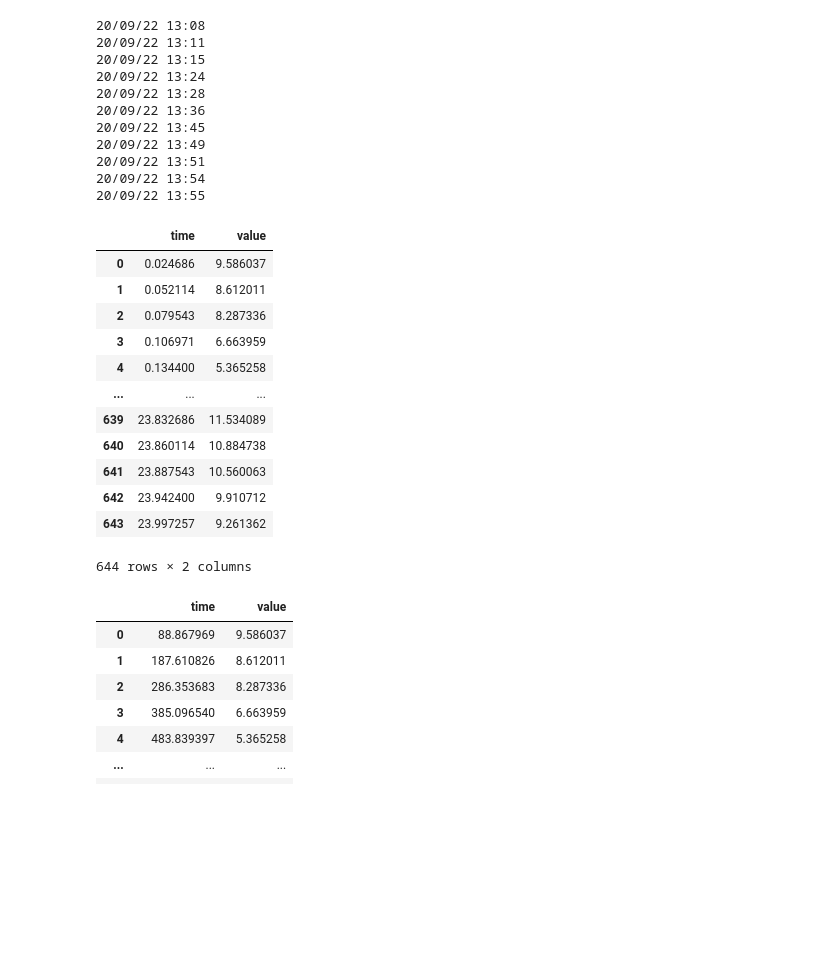
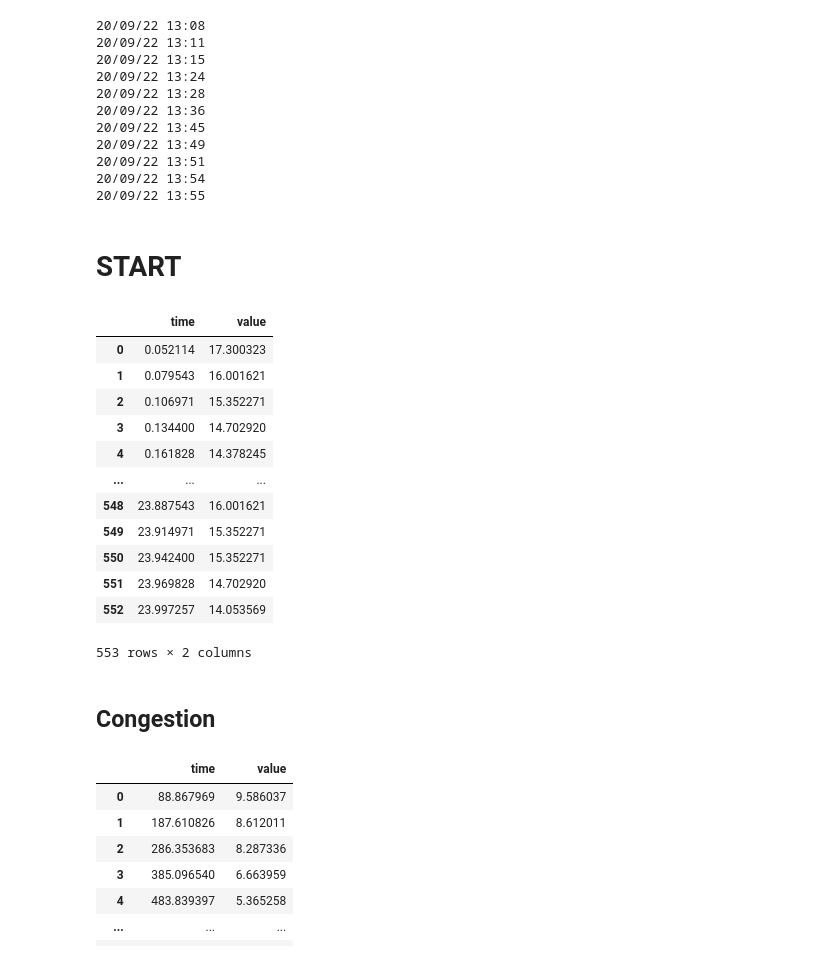
Before and after one commit to yxcho/iot_project, a Jupyter notebook: src/mock_data.ipynb, the cells around one changed output. Saved outputs shown, nothing was run; the diff lists cells and outputs as text; code cells hidden in the pictures; blank space fills up the shorter version.

```diff
--- a/src/mock_data.ipynb
+++ b/src/mock_data.ipynb
@@ -172,28 +172,31 @@ for x in (list(random_date(startDate, 10))):
 20/09/22 13:51
 20/09/22 13:54
 20/09/22 13:55
+# %% [markdown]
+# START
 # %%
 import pandas as pd
 import numpy as np
 import matplotlib.pyplot as plt
 import math
+import random
 import datetime
 
 daily_temp = pd.read_csv("../data/test/daily_temperature.csv")
-passenger_congestion = pd.read_csv("../data/test/passenger_congestion_rate_weekday.csv")
-
-passenger_congestion
+passenger_congestion_weekday = pd.read_csv("../data/test/passenger_congestion_rate_weekday.csv")
+passenger_congestion_weekend = pd.read_csv("../data/test/passenger_congestion_rate_weekend.csv")
+passenger_congestion_weekend
 # %% [output]
 |  | time | value |
-| 0 | 0.024686 | 9.586037 |
-| 1 | 0.052114 | 8.612011 |
-| 2 | 0.079543 | 8.287336 |
-| 3 | 0.106971 | 6.663959 |
-| 4 | 0.134400 | 5.365258 |
+| 0 | 0.052114 | 17.300323 |
+| 1 | 0.079543 | 16.001621 |
+| 2 | 0.106971 | 15.352271 |
+| 3 | 0.134400 | 14.702920 |
+| 4 | 0.161828 | 14.378245 |
 | ... | ... | ... |
-| 639 | 23.832686 | 11.534089 |
-| 640 | 23.860114 | 10.884738 |
-| 641 | 23.887543 | 10.560063 |
-| 642 | 23.942400 | 9.910712 |
-| 643 | 23.997257 | 9.261362 |
+| 548 | 23.887543 | 16.001621 |
+| 549 | 23.914971 | 15.352271 |
+| 550 | 23.942400 | 15.352271 |
+| 551 | 23.969828 | 14.702920 |
+| 552 | 23.997257 | 14.053569 |
-644 rows × 2 columns
+553 rows × 2 columns
@@ -200 +206,3 @@ passenger_congestion
+# %% [markdown]
+## Congestion
 # %%
```
Also changed, not shown: parts of 15 cells of this notebook, 2 other files.
